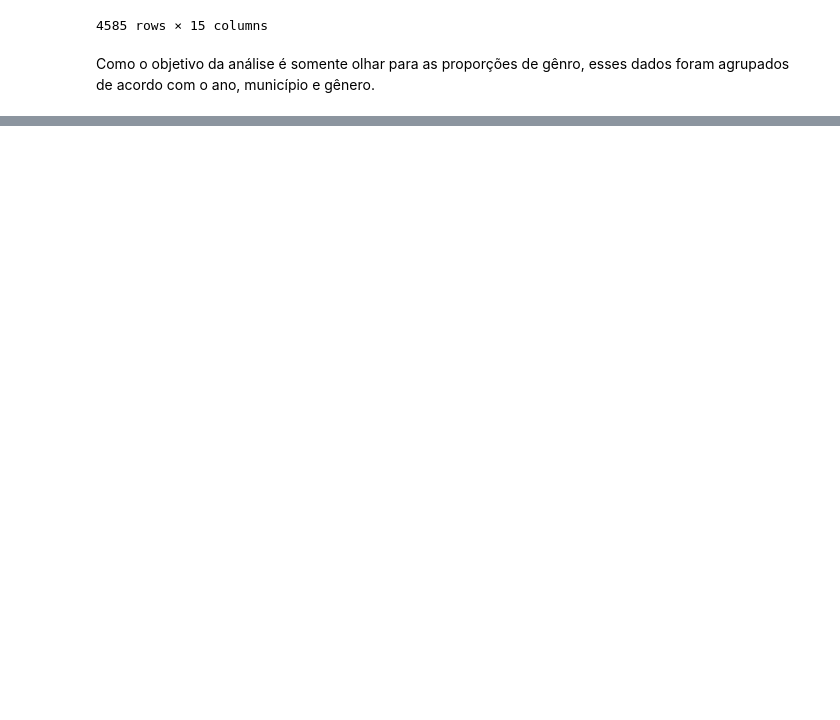
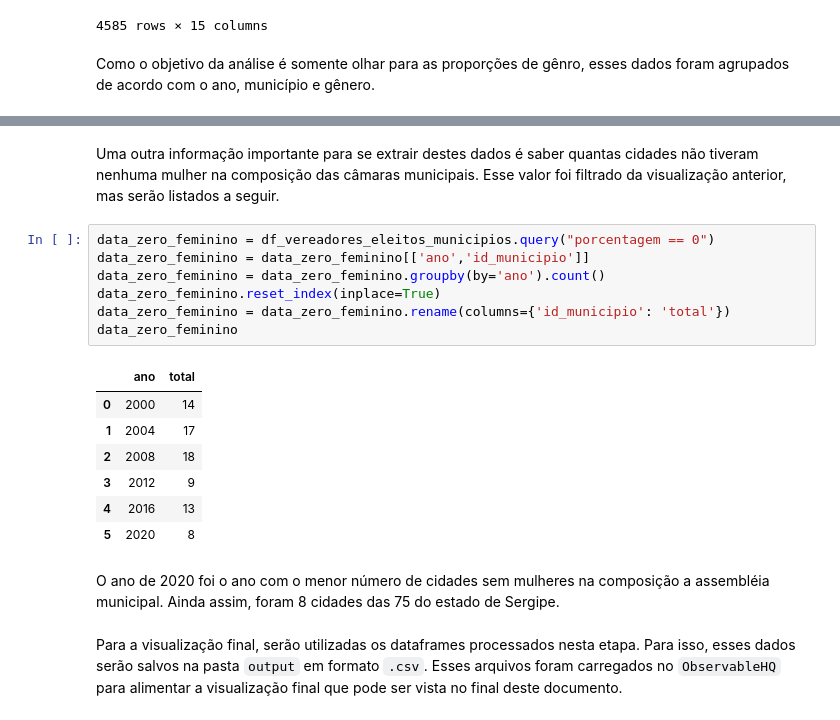
Before and after one commit to adolfoguimaraes/basedosdados-eleicoes, a Jupyter notebook: code/ProcessarDados.ipynb, the cells around one changed output, grey strips where cells are left out. Cells and saved outputs as stored; diff of their text form; blank space fills up the shorter version.

```diff
--- a/code/ProcessarDados.ipynb
+++ b/code/ProcessarDados.ipynb
@@ -574,2 +635,23 @@ df_vereadores_eleitos_municipios
+# %% [markdown]
+Uma outra informação importante para se extrair destes dados é saber quantas cidades não tiveram nenhuma mulher na composição das câmaras municipais. Esse valor foi filtrado da visualização anterior, mas serão listados a seguir.
+# %%
+data_zero_feminino = df_vereadores_eleitos_municipios.query("porcentagem == 0")
+data_zero_feminino = data_zero_feminino[['ano','id_municipio']]
+data_zero_feminino = data_zero_feminino.groupby(by='ano').count()
+data_zero_feminino.reset_index(inplace=True)
+data_zero_feminino = data_zero_feminino.rename(columns={'id_municipio': 'total'})
+data_zero_feminino
+# %% [output]
+|  | ano | total |
+| 0 | 2000 | 14 |
+| 1 | 2004 | 17 |
+| 2 | 2008 | 18 |
+| 3 | 2012 | 9 |
+| 4 | 2016 | 13 |
+| 5 | 2020 | 8 |
+# %% [markdown]
+O ano de 2020 foi o ano com o menor número de cidades sem mulheres na composição a assembléia municipal. Ainda assim, foram 8 cidades das 75 do estado de Sergipe.
+# %% [markdown]
+Para a visualização final, serão utilizadas os dataframes processados nesta etapa. Para isso, esses dados serão salvos na pasta `output` em formato `.csv`. Esses arquivos foram carregados no `ObservableHQ` para alimentar a visualização final que pode ser vista no final deste documento.
 # %%
 df_vereadores_eleitos_municipios.to_csv("../output/total_vereadores_por_ano_municipio_genero.csv", index=False)
```
Also changed, not shown: parts of 13 cells of this notebook, 3 other files.
